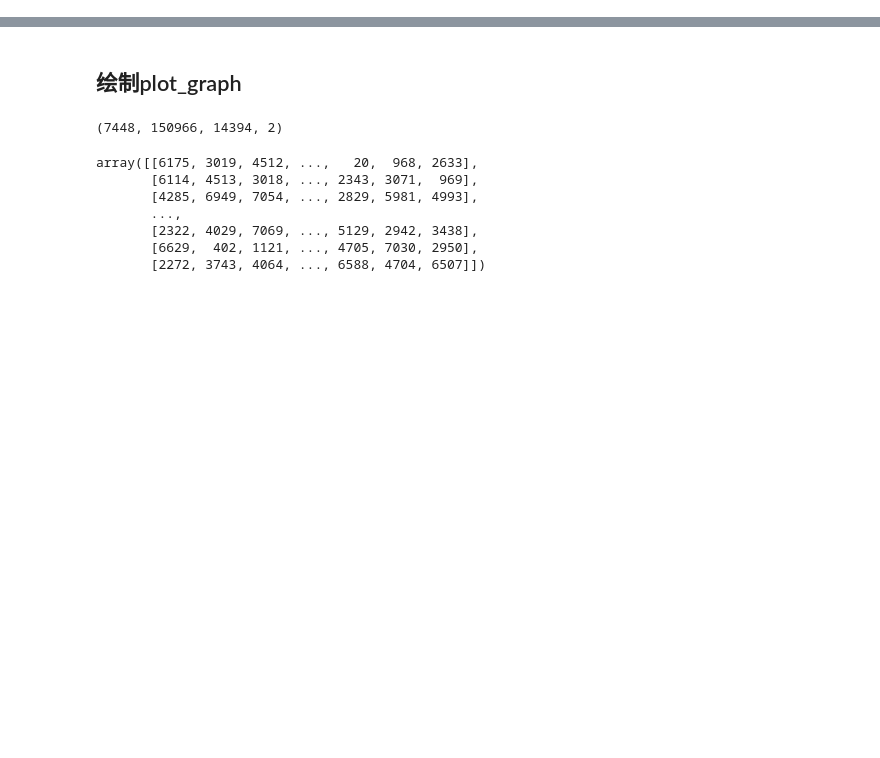
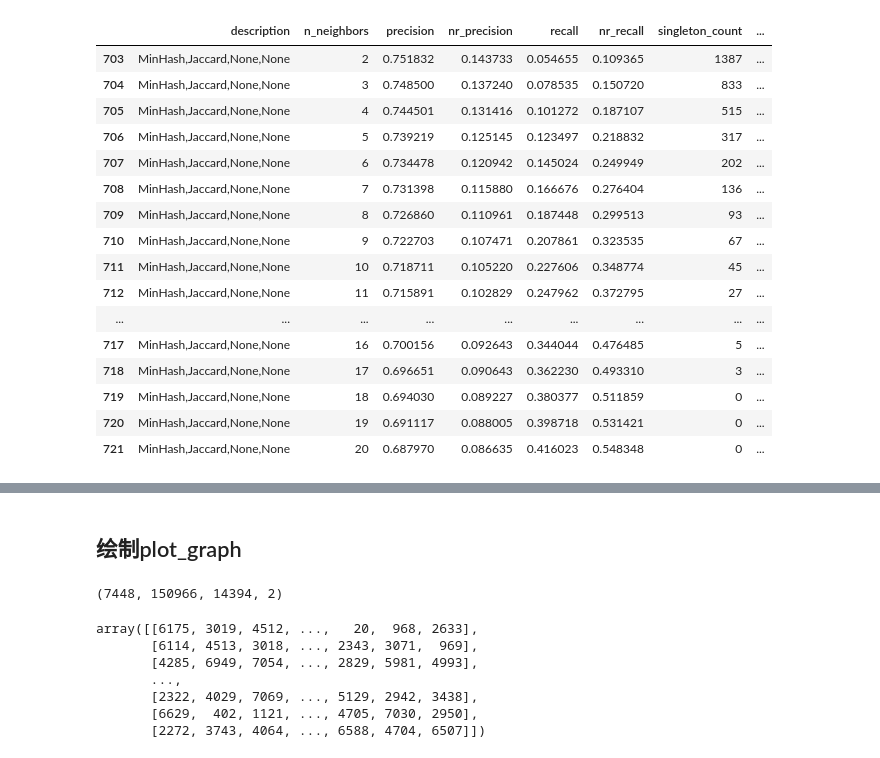
Before and after one commit to jzhang-dev/kNN-overlap-finder, a Jupyter notebook: workflow/notebooks/visulization.ipynb, the cells around one changed output, grey strips where cells are left out. Cells and saved outputs as stored; diff of their text form; code cells hidden in the pictures; blank space fills up the shorter version.

```diff
--- a/workflow/notebooks/visulization.ipynb
+++ b/workflow/notebooks/visulization.ipynb
@@ -127,3 +107,23 @@ df[df['n_neighbors']==20]
+# %%
+df[df.description=='MinHash,Jaccard,None,None']
+# %% [output]
+|  | description | n_neighbors | precision | nr_precision | recall | nr_recall | singleton_count | ... |
+| 703 | MinHash,Jaccard,None,None | 2 | 0.751832 | 0.143733 | 0.054655 | 0.109365 | 1387 | ... |
+| 704 | MinHash,Jaccard,None,None | 3 | 0.748500 | 0.137240 | 0.078535 | 0.150720 | 833 | ... |
+| 705 | MinHash,Jaccard,None,None | 4 | 0.744501 | 0.131416 | 0.101272 | 0.187107 | 515 | ... |
+| 706 | MinHash,Jaccard,None,None | 5 | 0.739219 | 0.125145 | 0.123497 | 0.218832 | 317 | ... |
+| 707 | MinHash,Jaccard,None,None | 6 | 0.734478 | 0.120942 | 0.145024 | 0.249949 | 202 | ... |
+| 708 | MinHash,Jaccard,None,None | 7 | 0.731398 | 0.115880 | 0.166676 | 0.276404 | 136 | ... |
+| 709 | MinHash,Jaccard,None,None | 8 | 0.726860 | 0.110961 | 0.187448 | 0.299513 | 93 | ... |
+| 710 | MinHash,Jaccard,None,None | 9 | 0.722703 | 0.107471 | 0.207861 | 0.323535 | 67 | ... |
+| 711 | MinHash,Jaccard,None,None | 10 | 0.718711 | 0.105220 | 0.227606 | 0.348774 | 45 | ... |
+| 712 | MinHash,Jaccard,None,None | 11 | 0.715891 | 0.102829 | 0.247962 | 0.372795 | 27 | ... |
+| ... | ... | ... | ... | ... | ... | ... | ... | ... |
+| 717 | MinHash,Jaccard,None,None | 16 | 0.700156 | 0.092643 | 0.344044 | 0.476485 | 5 | ... |
+| 718 | MinHash,Jaccard,None,None | 17 | 0.696651 | 0.090643 | 0.362230 | 0.493310 | 3 | ... |
+| 719 | MinHash,Jaccard,None,None | 18 | 0.694030 | 0.089227 | 0.380377 | 0.511859 | 0 | ... |
+| 720 | MinHash,Jaccard,None,None | 19 | 0.691117 | 0.088005 | 0.398718 | 0.531421 | 0 | ... |
+| 721 | MinHash,Jaccard,None,None | 20 | 0.687970 | 0.086635 | 0.416023 | 0.548348 | 0 | ... |
 # %%
 k_values = np.arange(2, 21)
 y_labels = dict(
```
Also changed, not shown: parts of 10 cells of this notebook, 8 other files.
